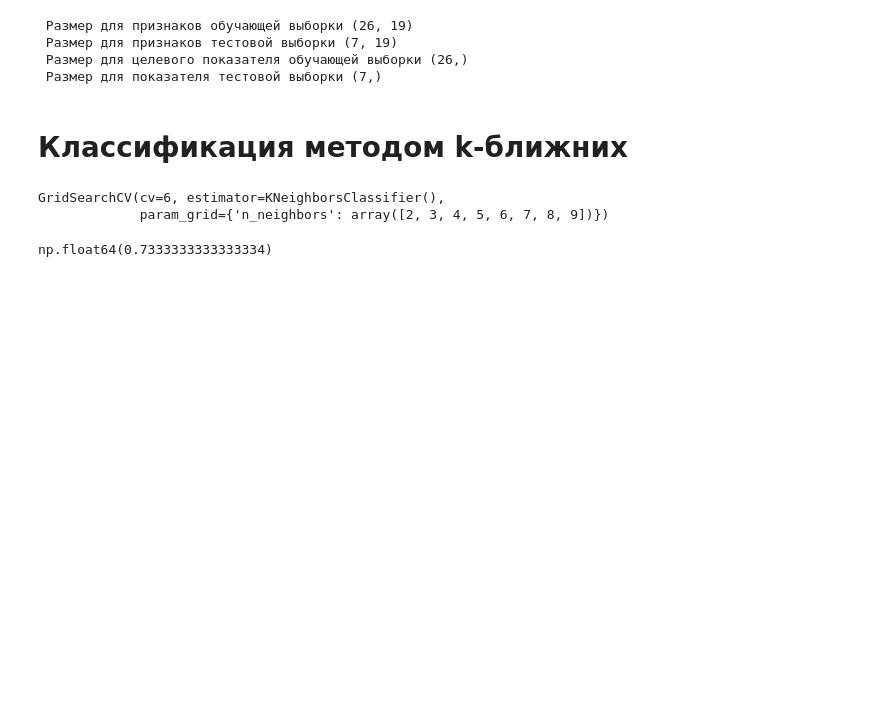
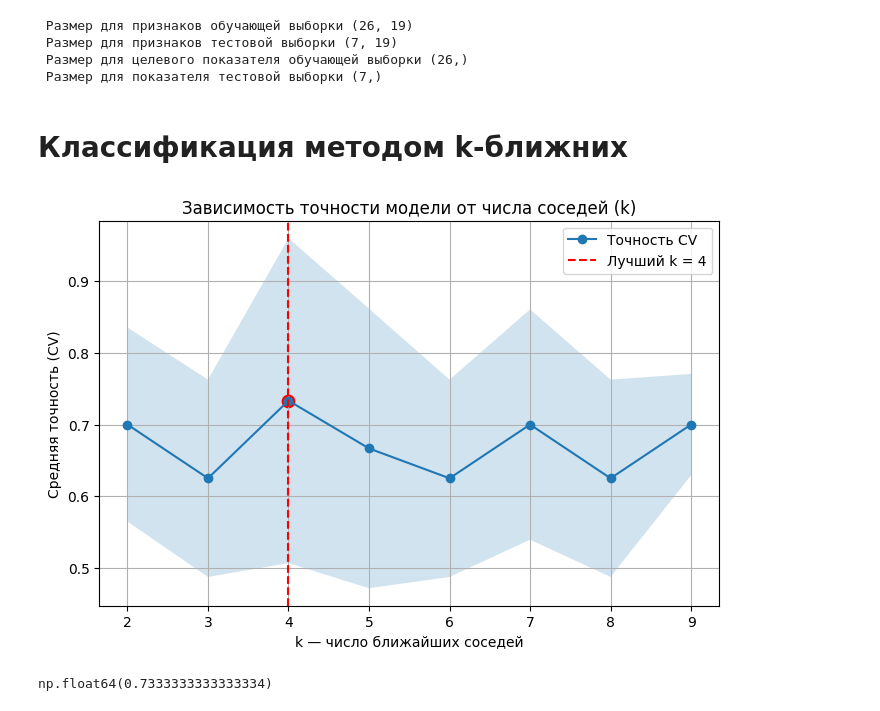
Before and after one commit to MintoCake/ISiTPrakPVZZ, a Jupyter notebook: prac1.ipynb, the cells around one changed output. Cells and saved outputs as stored; diff of their text form; code cells hidden in the pictures; blank space fills up the shorter version.

```diff
--- a/prac1.ipynb
+++ b/prac1.ipynb
@@ -119,16 +119,43 @@ print(' Размер для признаков обучающей выборки
 # %%
 from warnings import simplefilter
 
 number_of_neighbors = np.arange(2,10)
 model_KNN = KNeighborsClassifier()
 params = {"n_neighbors": number_of_neighbors}
 grid_search_knn = GridSearchCV(estimator = model_KNN, param_grid=params, cv=6)
 
 simplefilter(action='ignore', category=FutureWarning)
 grid_search_knn.fit(x_train, y_train)
+
+import matplotlib.pyplot as plt
+import numpy as np
+
+# Извлекаем результаты поиска
+cvres = grid_search_knn.cv_results_
+
+k = cvres["param_n_neighbors"].data.astype(int)
+mean_test = cvres["mean_test_score"]
+std_test = cvres["std_test_score"]
+
+best_k = grid_search_knn.best_params_["n_neighbors"]
+best_score = grid_search_knn.best_score_
+
+# Строим график зависимости точности от k
+plt.figure(figsize=(8,5))
+plt.plot(k, mean_test, marker="o", label="Точность CV")
+plt.fill_between(k, mean_test - std_test, mean_test + std_test, alpha=0.2)
+plt.axvline(best_k, linestyle="--", color="red", label=f"Лучший k = {best_k}")
+plt.scatter([best_k], [best_score], s=80, color="red")
+
+plt.title("Зависимость точности модели от числа соседей (k)")
+plt.xlabel("k — число ближайших соседей")
+plt.ylabel("Средняя точность (CV)")
+plt.xticks(k)
+plt.legend()
+plt.grid(True)
+plt.show()
 # %% [output]
-GridSearchCV(cv=6, estimator=KNeighborsClassifier(),
-             param_grid={'n_neighbors': array([2, 3, 4, 5, 6, 7, 8, 9])})
+[figure, added]
 # %%
 grid_search_knn.best_score_
 # %% [output]
```
Also changed, not shown: parts of 1 cell of this notebook.
